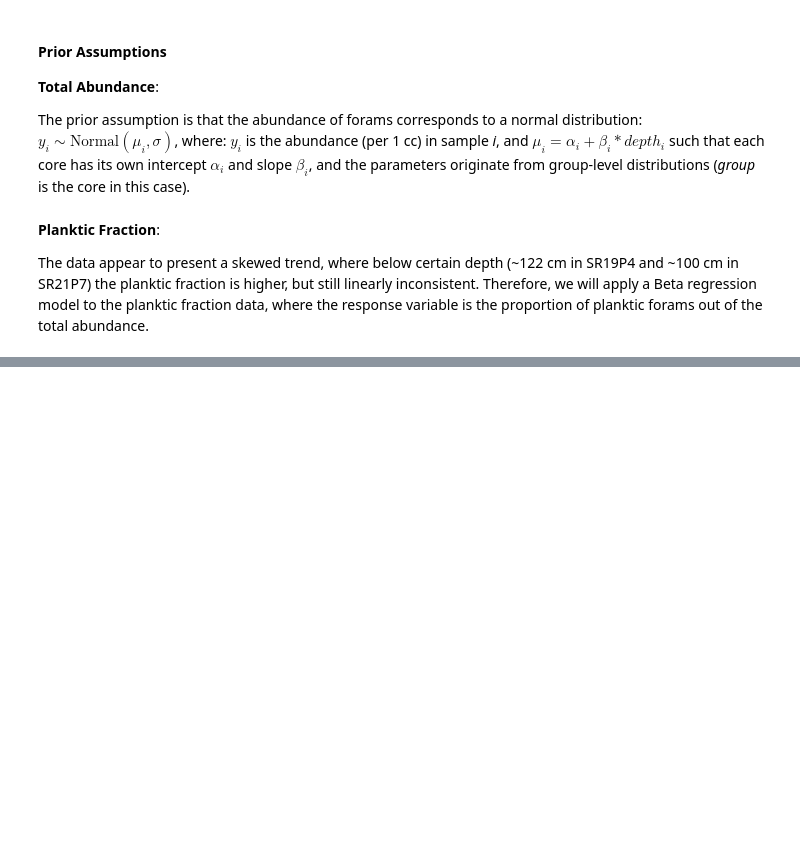
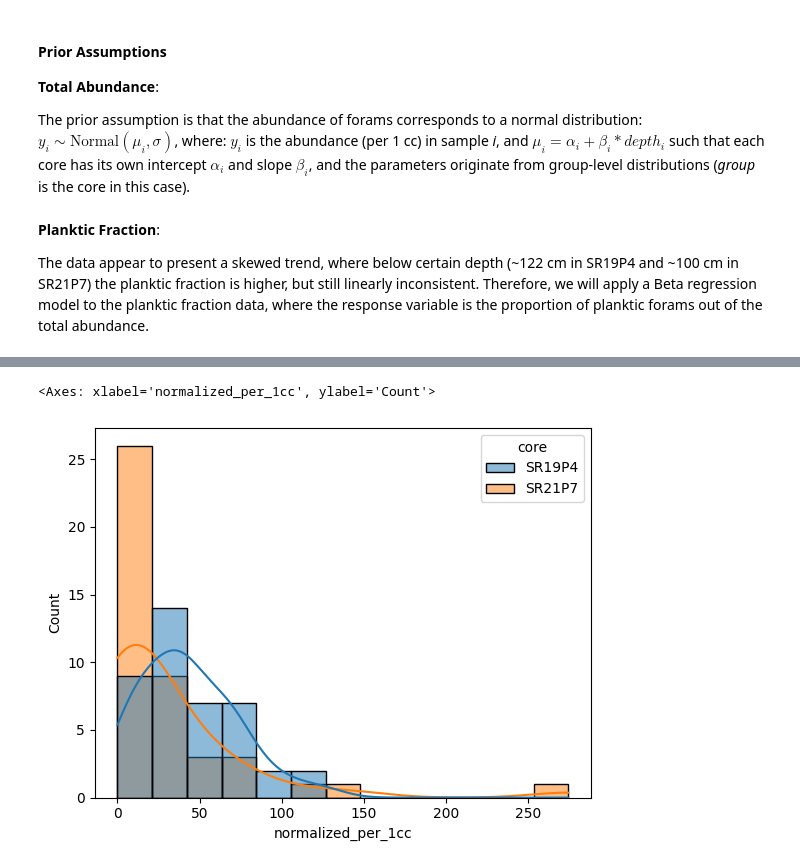
Before and after one commit to jvseds/SedLab, a Jupyter notebook: forams.ipynb, the cells around one changed output, grey strips where cells are left out. Saved outputs shown, nothing was run; the diff lists cells and outputs as text; code cells hidden in the pictures; blank space fills up the shorter version.

```diff
--- a/forams.ipynb
+++ b/forams.ipynb
@@ -88,0 +99,6 @@ hm_data["core_id"] = hm_data["core"].astype("category").cat.codes
+# %%
+# histogram of abundance (normalized per 1cc)
+sns.histplot(data=hm_data, x="normalized_per_1cc", hue="core", kde=True)
+# %% [output]
+<Axes: xlabel='normalized_per_1cc', ylabel='Count'>
+[figure, added]
```
Also changed, not shown: parts of 5 cells of this notebook.
